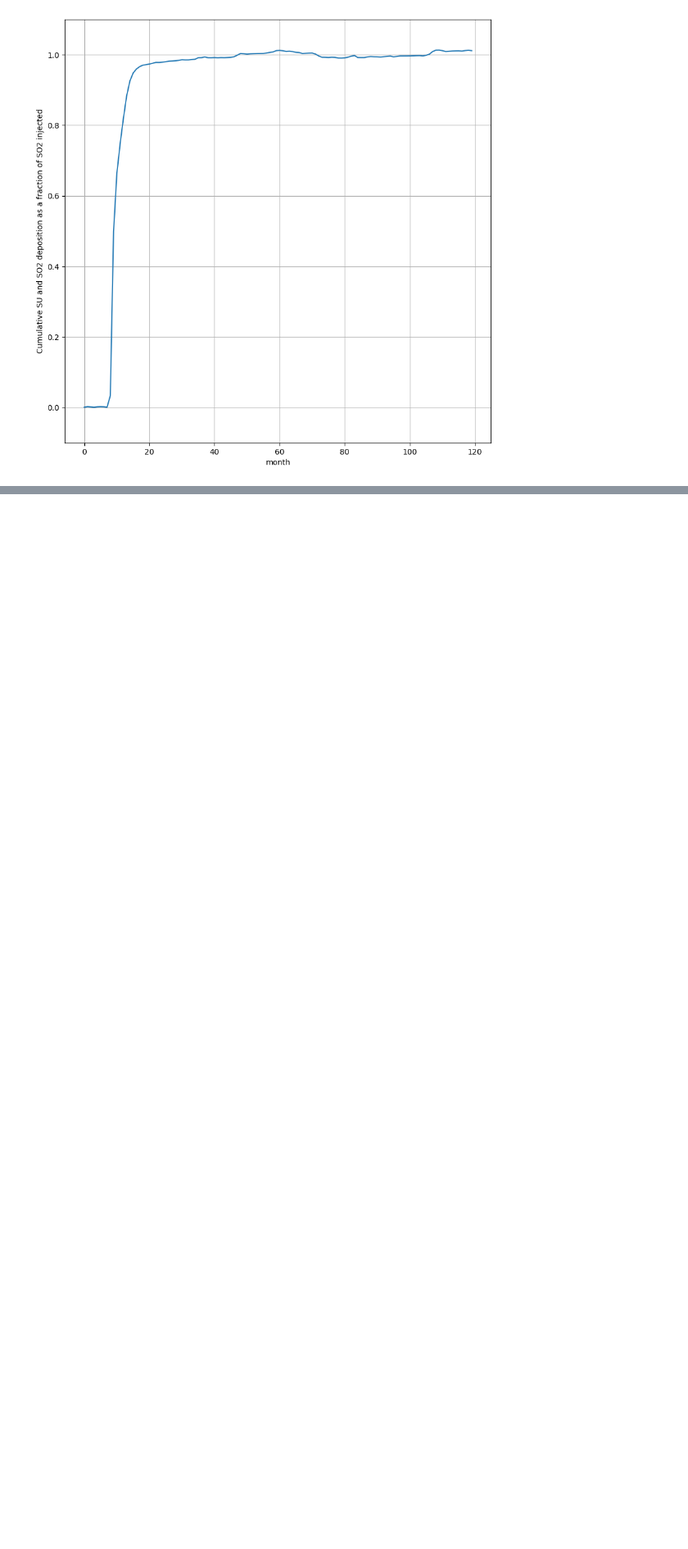
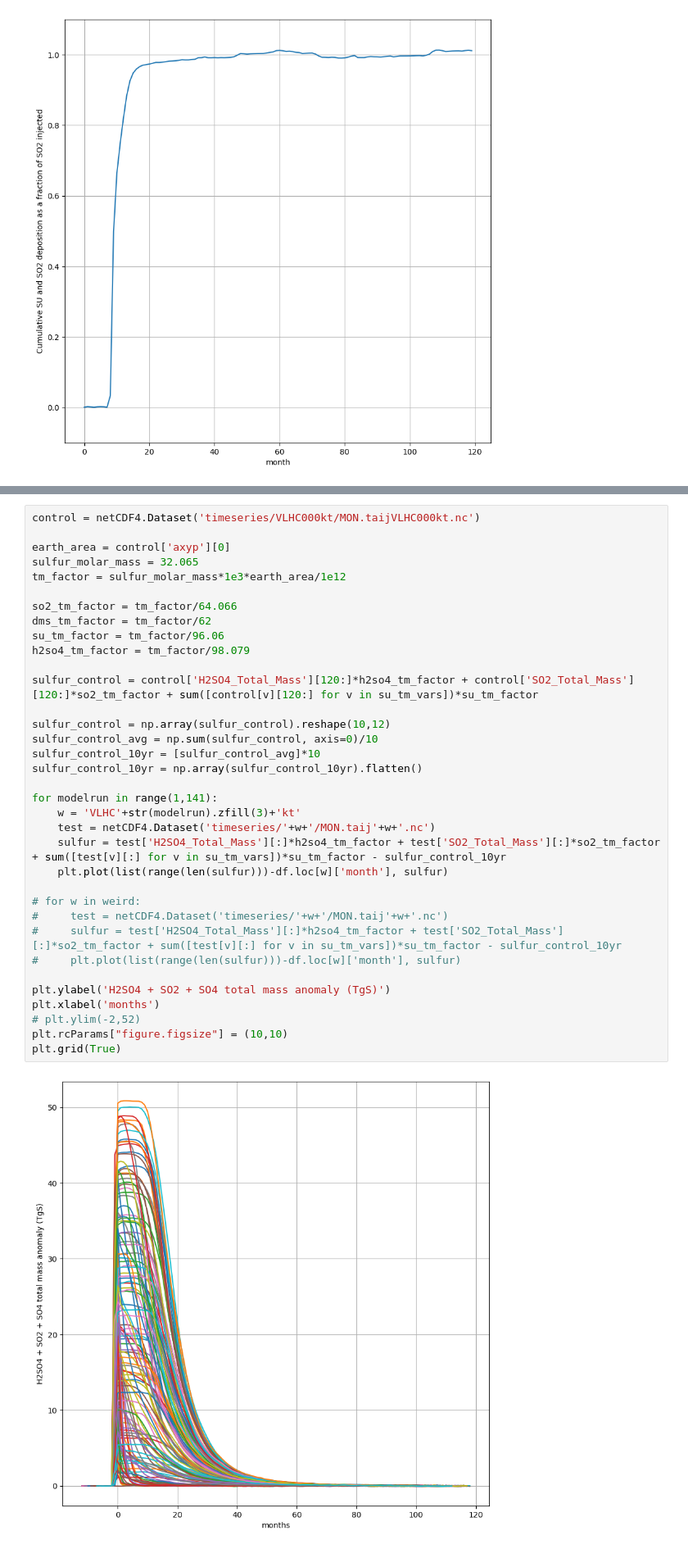
Before and after one commit to malcolmmaas/volcano, a Jupyter notebook: plotting.ipynb, the cells around one changed output, grey strips where cells are left out. Shown at 82% size. Drawn from its saved outputs; the diff is of its cells as text; blank space fills up the shorter version.

```diff
--- a/plotting.ipynb
+++ b/plotting.ipynb
@@ -517,0 +497,37 @@ ax.set_ylim(0, 250)
+# %%
+control = netCDF4.Dataset('timeseries/VLHC000kt/MON.taijVLHC000kt.nc')
+
+earth_area = control['axyp'][0]
+sulfur_molar_mass = 32.065
+tm_factor = sulfur_molar_mass*1e3*earth_area/1e12
+
+so2_tm_factor = tm_factor/64.066
+dms_tm_factor = tm_factor/62
+su_tm_factor = tm_factor/96.06
+h2so4_tm_factor = tm_factor/98.079
+
+sulfur_control = control['H2SO4_Total_Mass'][120:]*h2so4_tm_factor + control['SO2_Total_Mass'][120:]*so2_tm_factor + sum([control[v][120:] for v in su_tm_vars])*su_tm_factor
+
+sulfur_control = np.array(sulfur_control).reshape(10,12)
+sulfur_control_avg = np.sum(sulfur_control, axis=0)/10
+sulfur_control_10yr = [sulfur_control_avg]*10
+sulfur_control_10yr = np.array(sulfur_control_10yr).flatten()
+
+for modelrun in range(1,141):
+    w = 'VLHC'+str(modelrun).zfill(3)+'kt'
+    test = netCDF4.Dataset('timeseries/'+w+'/MON.taij'+w+'.nc')
+    sulfur = test['H2SO4_Total_Mass'][:]*h2so4_tm_factor + test['SO2_Total_Mass'][:]*so2_tm_factor + sum([test[v][:] for v in su_tm_vars])*su_tm_factor - sulfur_control_10yr
+    plt.plot(list(range(len(sulfur)))-df.loc[w]['month'], sulfur)
+
+# for w in weird:
+#     test = netCDF4.Dataset('timeseries/'+w+'/MON.taij'+w+'.nc')
+#     sulfur = test['H2SO4_Total_Mass'][:]*h2so4_tm_factor + test['SO2_Total_Mass'][:]*so2_tm_factor + sum([test[v][:] for v in su_tm_vars])*su_tm_factor - sulfur_control_10yr
+#     plt.plot(list(range(len(sulfur)))-df.loc[w]['month'], sulfur)
+
+plt.ylabel('H2SO4 + SO2 + SO4 total mass anomaly (TgS)')
+plt.xlabel('months')
+# plt.ylim(-2,52)
+plt.rcParams["figure.figsize"] = (10,10)
+plt.grid(True)
+# %% [output]
+[figure, added]
```
Also changed, not shown: parts of 14 cells of this notebook.
